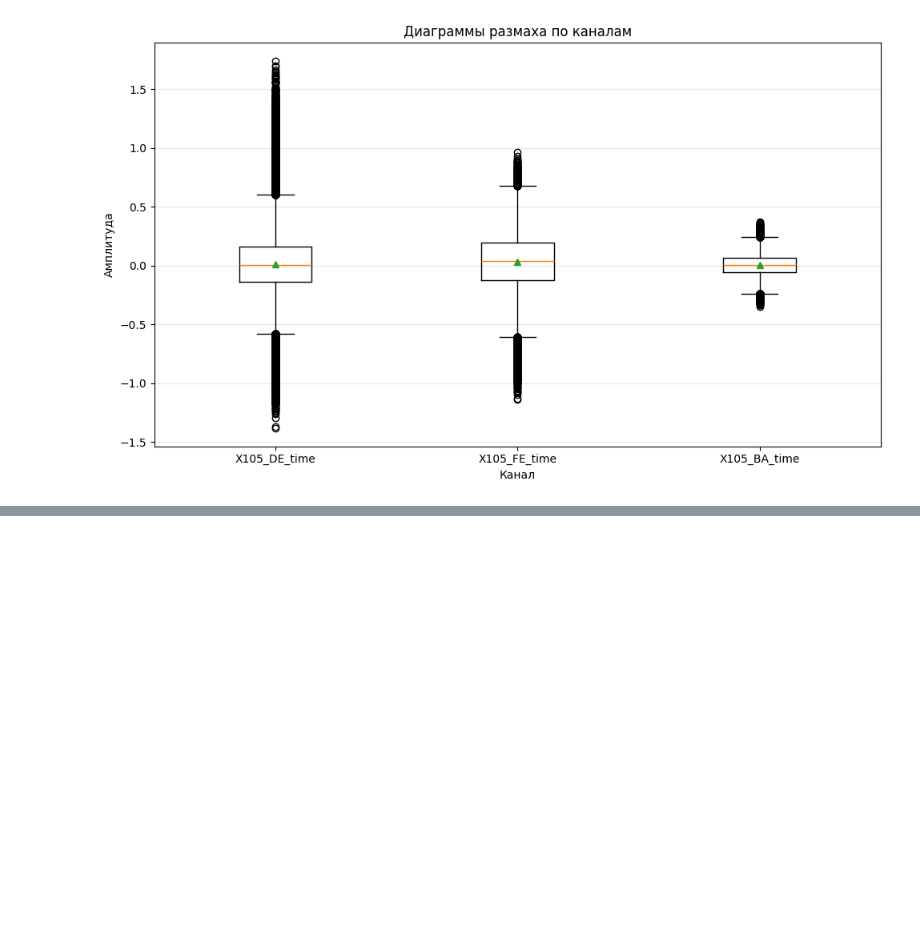
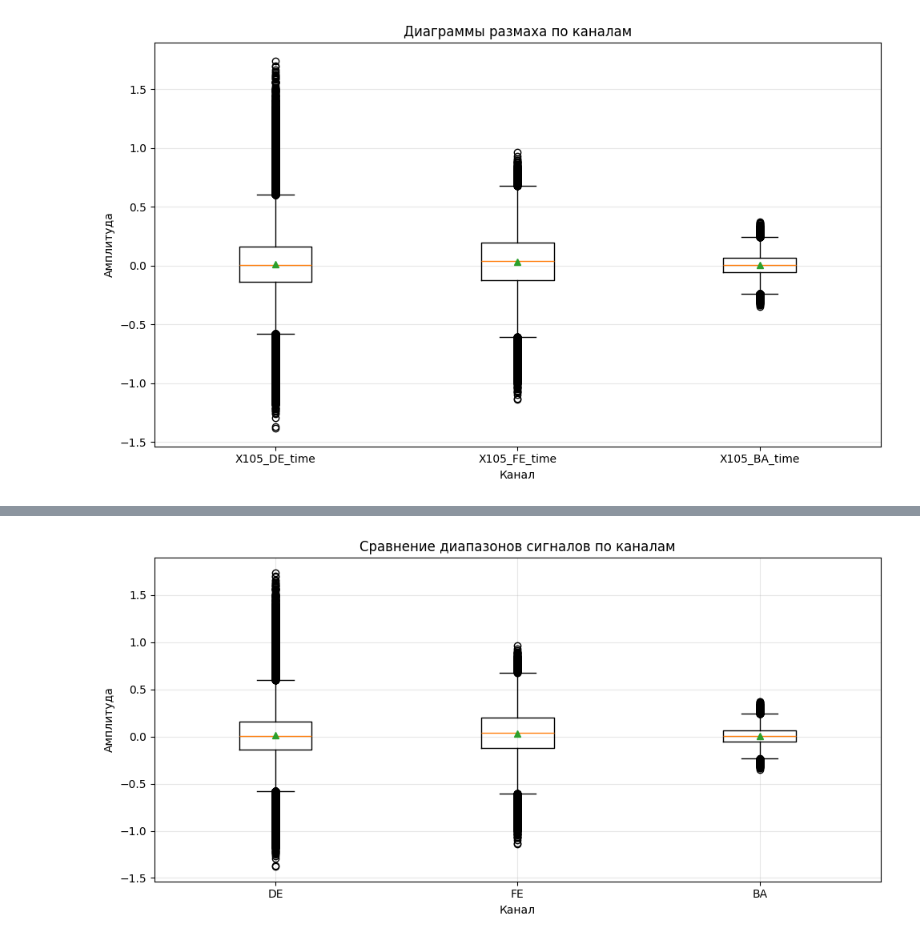
Before and after one commit to coffeequ/AnalyzDatasets, a Jupyter notebook: AudioType/main.ipynb, the cells around one changed output, grey strips where cells are left out. Saved outputs shown, nothing was run; the diff lists cells and outputs as text; code cells hidden in the pictures; blank space fills up the shorter version.

```diff
--- a/AudioType/main.ipynb
+++ b/AudioType/main.ipynb
@@ -234,0 +256,59 @@ plt.show()
+# %%
+import os
+import numpy as np
+import matplotlib.pyplot as plt
+from scipy.io import loadmat
+
+# --------------------------------------------------
+# Функция извлечения всех нужных каналов
+# --------------------------------------------------
+def get_channels(mat_data):
+    channels = {}
+
+    for key in mat_data.keys():
+        if 'DE_time' in key:
+            channels['DE'] = mat_data[key].flatten()
+        elif 'FE_time' in key:
+            channels['FE'] = mat_data[key].flatten()
+        elif 'BA_time' in key:
+            channels['BA'] = mat_data[key].flatten()
+
+    return channels
+
+# --------------------------------------------------
+# Загрузка одного файла (например IR или Normal)
+# --------------------------------------------------
+def load_channels(filepath):
+    mat_data = loadmat(filepath)
+    return get_channels(mat_data)
+
+# --------------------------------------------------
+# Берём один файл (можешь поменять на IR / Normal)
+# --------------------------------------------------
+file_path = ir_files[0]   # или normal_files[0]
+
+channels = load_channels(file_path)
+
+# --------------------------------------------------
+# Подготовка данных для графика
+# --------------------------------------------------
+data_to_plot = [channels[k] for k in ['DE', 'FE', 'BA']]
+labels = ['DE', 'FE', 'BA']
+
+# --------------------------------------------------
+# Построение boxplot
+# --------------------------------------------------
+plt.figure(figsize=(10, 5))
+
+plt.boxplot(data_to_plot, tick_labels=labels, showmeans=True)
+
+plt.title('Сравнение диапазонов сигналов по каналам')
+plt.xlabel('Канал')
+plt.ylabel('Амплитуда')
+plt.grid(alpha=0.3)
+
+plt.tight_layout()
+plt.savefig('./channels_boxplot.png', dpi=150)
+plt.show()
+# %% [output]
+[figure, added]
```
Also changed, not shown: parts of 6 cells of this notebook, 1 other file.
